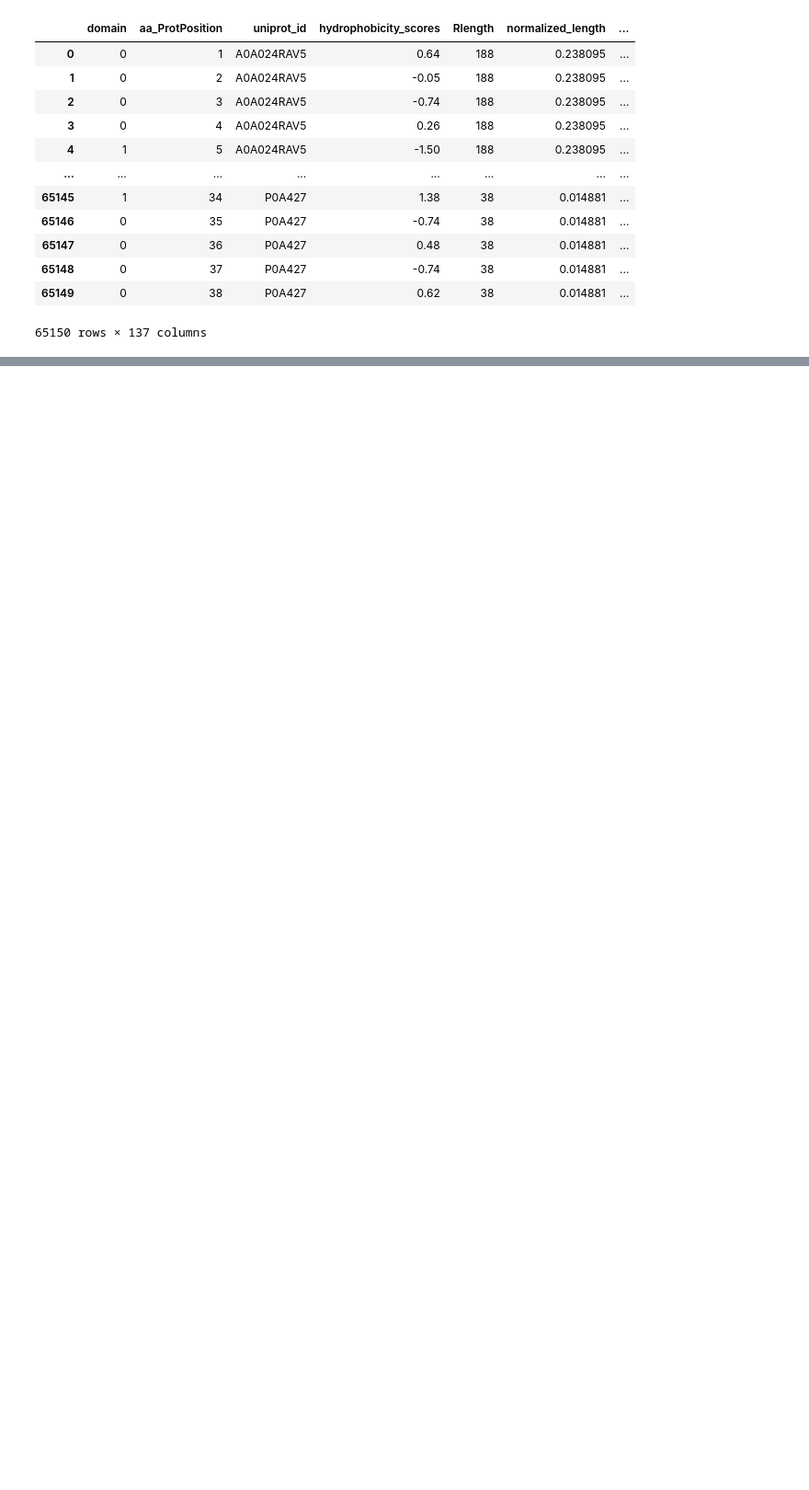
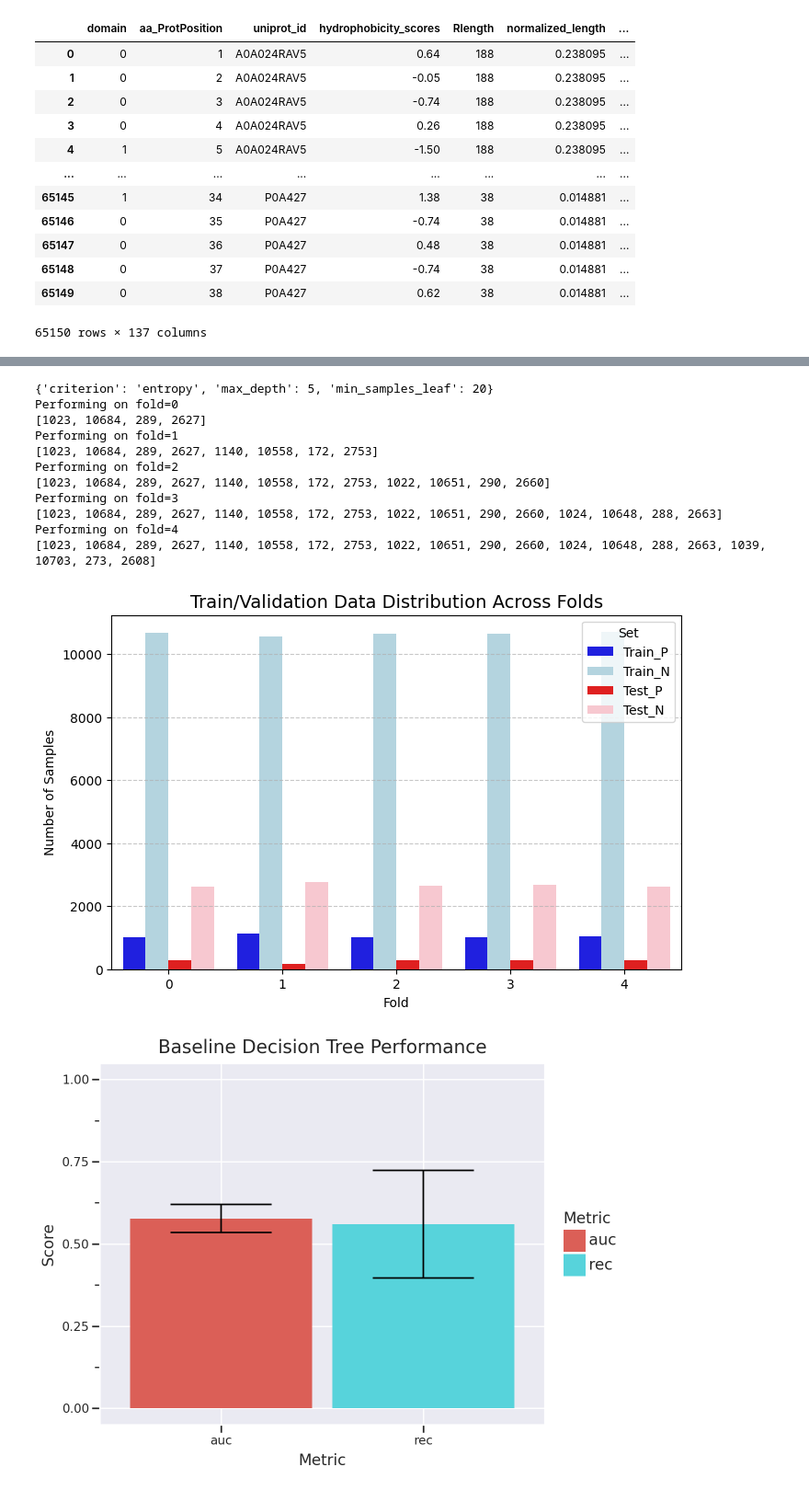
Before and after one commit to LuminousCodeGH/scientific-machine-learning-project, a Jupyter notebook: model_training.ipynb, the cells around one changed output, grey strips where cells are left out. Shown at 92% size. Drawn from its saved outputs; the diff is of its cells as text; code cells hidden in the pictures; blank space fills up the shorter version.

```diff
--- a/model_training.ipynb
+++ b/model_training.ipynb
@@ -178,0 +201,22 @@ p
+# %%
+# Train optimized DT
+baseline_model = DecisionTreeClassifier(class_weight='balanced', **gridsearch.best_params_)
+print(gridsearch.best_params_)
+
+baseline_scores = kfold_cv_by_group(X, y, groups, baseline_model)
+
+plot_performance(baseline_scores, ['auc', 'rec'], 'Baseline Decision Tree Performance')
+# %% [output]
+{'criterion': 'entropy', 'max_depth': 5, 'min_samples_leaf': 20}
+Performing on fold=0
+[1023, 10684, 289, 2627]
+Performing on fold=1
+[1023, 10684, 289, 2627, 1140, 10558, 172, 2753]
+Performing on fold=2
+[1023, 10684, 289, 2627, 1140, 10558, 172, 2753, 1022, 10651, 290, 2660]
+Performing on fold=3
+[1023, 10684, 289, 2627, 1140, 10558, 172, 2753, 1022, 10651, 290, 2660, 1024, 10648, 288, 2663]
+Performing on fold=4
+[1023, 10684, 289, 2627, 1140, 10558, 172, 2753, 1022, 10651, 290, 2660, 1024, 10648, 288, 2663, 1039, 10703, 273, 2608]
+[figure, added]
+[figure, added]
```
Also changed, not shown: parts of 5 cells of this notebook.
